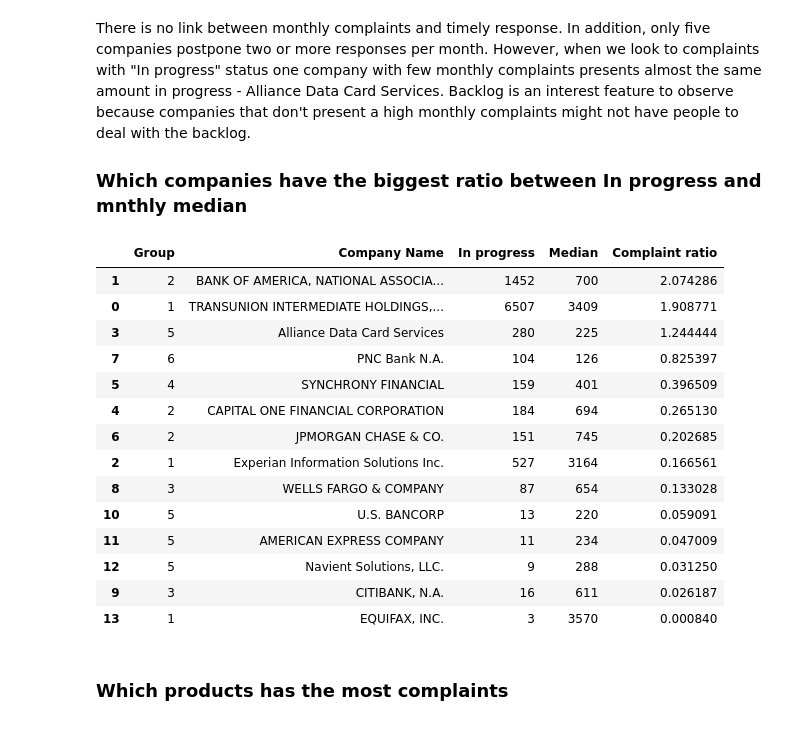
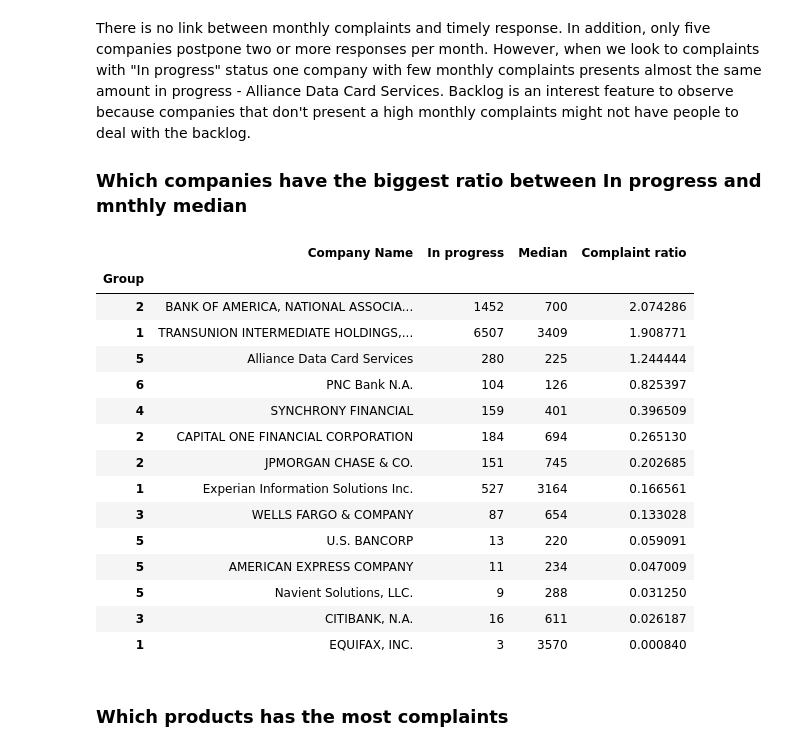
Before and after one commit to caiomts/financial-complaints, a Jupyter notebook: code/eda_insights.ipynb, the cells around one changed output. Saved outputs shown, nothing was run; the diff lists cells and outputs as text; code cells hidden in the pictures.

```diff
--- a/code/eda_insights.ipynb
+++ b/code/eda_insights.ipynb
@@ -189,29 +192,30 @@ There is no link between monthly complaints and timely response. In addition, on
 # %%
 df_median_prog = df_in_prog.merge(df_bplot.groupby(['group',
                                                     'company_name']).median(),
                                   how='left', on=['company_name'])
 
 df_median_prog.rename(columns={'complaint_id_x': 'In progress', 'complaint_id_y': 'Median',
                       'company_name': 'Company Name', 'group': 'Group'}, inplace=True)
 df_median_prog['Complaint ratio'] = df_median_prog['In progress'] / df_median_prog['Median']
 df_median_prog.sort_values(by=['Complaint ratio'], ascending=False, inplace=True)
-df_median_prog
+df_median_prog.set_index('Group')
 # %% [output]
-|  | Group | Company Name | In progress | Median | Complaint ratio |
-| 1 | 2 | BANK OF AMERICA, NATIONAL ASSOCIA... | 1452 | 700 | 2.074286 |
-| 0 | 1 | TRANSUNION INTERMEDIATE HOLDINGS,... | 6507 | 3409 | 1.908771 |
-| 3 | 5 | Alliance Data Card Services | 280 | 225 | 1.244444 |
-| 7 | 6 | PNC Bank N.A. | 104 | 126 | 0.825397 |
-| 5 | 4 | SYNCHRONY FINANCIAL | 159 | 401 | 0.396509 |
-| 4 | 2 | CAPITAL ONE FINANCIAL CORPORATION | 184 | 694 | 0.265130 |
-| 6 | 2 | JPMORGAN CHASE & CO. | 151 | 745 | 0.202685 |
-| 2 | 1 | Experian Information Solutions Inc. | 527 | 3164 | 0.166561 |
-| 8 | 3 | WELLS FARGO & COMPANY | 87 | 654 | 0.133028 |
-| 10 | 5 | U.S. BANCORP | 13 | 220 | 0.059091 |
-| 11 | 5 | AMERICAN EXPRESS COMPANY | 11 | 234 | 0.047009 |
-| 12 | 5 | Navient Solutions, LLC. | 9 | 288 | 0.031250 |
-| 9 | 3 | CITIBANK, N.A. | 16 | 611 | 0.026187 |
-| 13 | 1 | EQUIFAX, INC. | 3 | 3570 | 0.000840 |
+|  | Company Name | In progress | Median | Complaint ratio |
+| Group |  |  |  |  |
+| 2 | BANK OF AMERICA, NATIONAL ASSOCIA... | 1452 | 700 | 2.074286 |
+| 1 | TRANSUNION INTERMEDIATE HOLDINGS,... | 6507 | 3409 | 1.908771 |
+| 5 | Alliance Data Card Services | 280 | 225 | 1.244444 |
+| 6 | PNC Bank N.A. | 104 | 126 | 0.825397 |
+| 4 | SYNCHRONY FINANCIAL | 159 | 401 | 0.396509 |
+| 2 | CAPITAL ONE FINANCIAL CORPORATION | 184 | 694 | 0.265130 |
+| 2 | JPMORGAN CHASE & CO. | 151 | 745 | 0.202685 |
+| 1 | Experian Information Solutions Inc. | 527 | 3164 | 0.166561 |
+| 3 | WELLS FARGO & COMPANY | 87 | 654 | 0.133028 |
+| 5 | U.S. BANCORP | 13 | 220 | 0.059091 |
+| 5 | AMERICAN EXPRESS COMPANY | 11 | 234 | 0.047009 |
+| 5 | Navient Solutions, LLC. | 9 | 288 | 0.031250 |
+| 3 | CITIBANK, N.A. | 16 | 611 | 0.026187 |
+| 1 | EQUIFAX, INC. | 3 | 3570 | 0.000840 |
 # %% [markdown]
 ### Which products has the most complaints
 # %%
```
Also changed, not shown: parts of 3 cells of this notebook, 4 other files.
